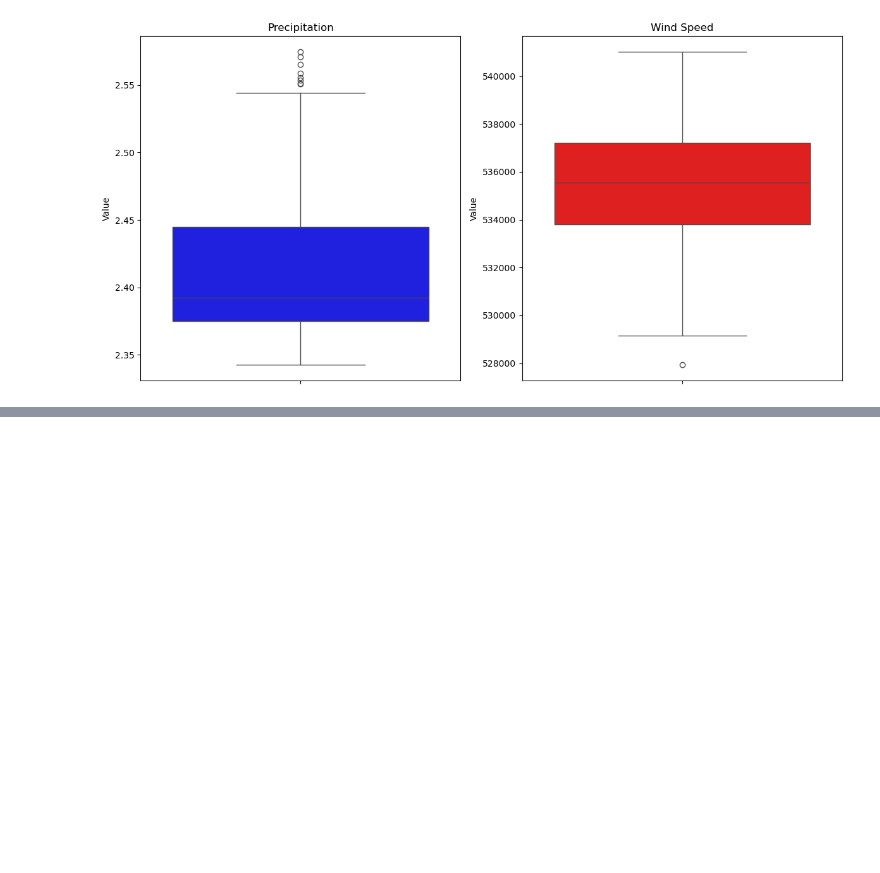
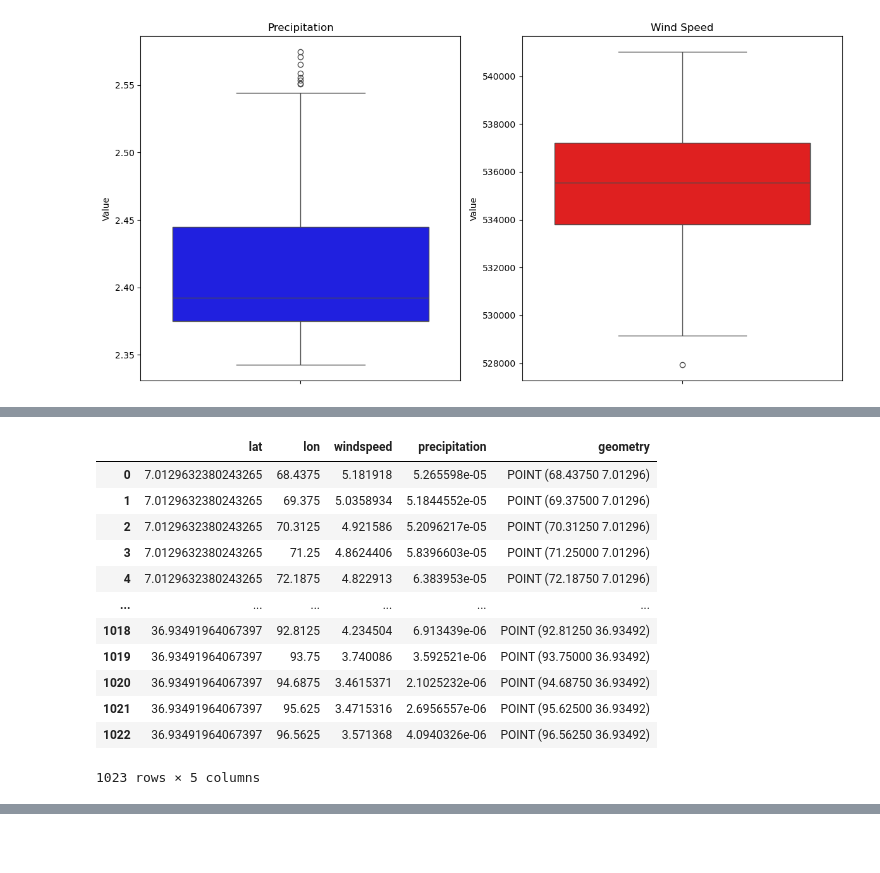
Before and after one commit to silkieMoth/eds_296_climate-modeling_final_proj, a Jupyter notebook: indian_monsoons.ipynb, the cells around one changed output, grey strips where cells are left out. Saved outputs shown, nothing was run; the diff lists cells and outputs as text; code cells hidden in the pictures; blank space fills up the shorter version.

```diff
--- a/indian_monsoons.ipynb
+++ b/indian_monsoons.ipynb
@@ -322,0 +508,57 @@ plt.show()
+# %%
+
+t = 0
+
+# make container for bucket df
+df_fill = {
+    "lat": pd.Series(dtype = float),
+    "lon": pd.Series(dtype = float),
+    "windspeed": pd.Series(dtype = float),
+    "precipitation": pd.Series(dtype = float)
+}
+
+# bucket df that will be used for plotting
+plotted_df2 = pd.DataFrame(df_fill)
+
+# for all combinations of lat and lon
+for lat in wind_ens_df2.lat:
+    for lon in wind_ens_df2.lon:
+
+        wind_list = []
+        precip_list = []
+
+        # print after every 10 lat lons
+        if t == 10:
+            print(f"values for {lat.values}, {lon.values}")
+            t = 0
+
+        t+=1
+
+        # make a list of every ensemble for a given lat lon per variable
+        for member in wind_ens_df.member:
+            wind_list.append(wind_ens_df2.sel(lat = lat, lon = lon, member = member))
+            precip_list.append(precip_ens_df2.sel(lat = lat, lon = lon, member = member))
+
+        # concat the lists into a df
+        wind_list = xr.concat(wind_list, dim = 'member')
+        precip_list = xr.concat(precip_list, dim = 'member')
+
+        # aggregate and drop extraneous coords
+        wind_mean = wind_list.sfcWind.mean().drop("height")
+        precip_mean = precip_list.pr.mean().drop("height")
+
+
+        # put them into the df bucket
+        append_list =[lat.values, lon.values, wind_mean.values, precip_mean.values]
+        plotted_df2.loc[len(plotted_df2)] = append_list
+
+
+        # make it geospatial
+        plotted_gdf = gpd.GeoDataFrame(
+            plotted_df2, geometry=gpd.points_from_xy(plotted_df2.lon, plotted_df2.lat), crs="EPSG:4326"
+        )
+
+
+
+plotted_gdf
+# %% [output]
@@ -322,0 +582,13 @@ plt.show()
+|  | lat | lon | windspeed | precipitation | geometry |
+| 0 | 7.0129632380243265 | 68.4375 | 5.181918 | 5.265598e-05 | POINT (68.43750 7.01296) |
+| 1 | 7.0129632380243265 | 69.375 | 5.0358934 | 5.1844552e-05 | POINT (69.37500 7.01296) |
+| 2 | 7.0129632380243265 | 70.3125 | 4.921586 | 5.2096217e-05 | POINT (70.31250 7.01296) |
+| 3 | 7.0129632380243265 | 71.25 | 4.8624406 | 5.8396603e-05 | POINT (71.25000 7.01296) |
+| 4 | 7.0129632380243265 | 72.1875 | 4.822913 | 6.383953e-05 | POINT (72.18750 7.01296) |
+| ... | ... | ... | ... | ... | ... |
+| 1018 | 36.93491964067397 | 92.8125 | 4.234504 | 6.913439e-06 | POINT (92.81250 36.93492) |
+| 1019 | 36.93491964067397 | 93.75 | 3.740086 | 3.592521e-06 | POINT (93.75000 36.93492) |
+| 1020 | 36.93491964067397 | 94.6875 | 3.4615371 | 2.1025232e-06 | POINT (94.68750 36.93492) |
+| 1021 | 36.93491964067397 | 95.625 | 3.4715316 | 2.6956557e-06 | POINT (95.62500 36.93492) |
+| 1022 | 36.93491964067397 | 96.5625 | 3.571368 | 4.0940326e-06 | POINT (96.56250 36.93492) |
+1023 rows × 5 columns
```
Also changed, not shown: parts of 12 cells of this notebook.
